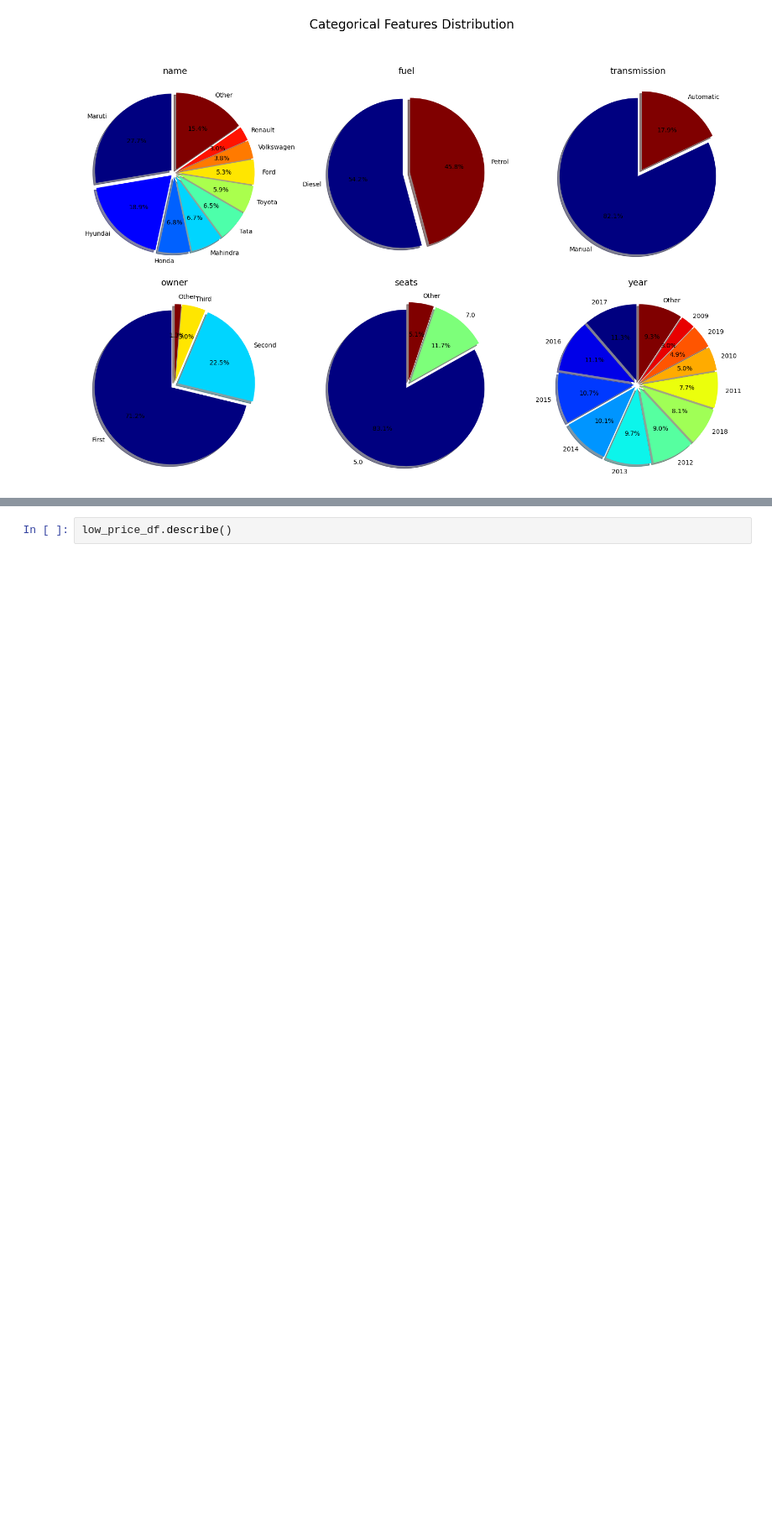
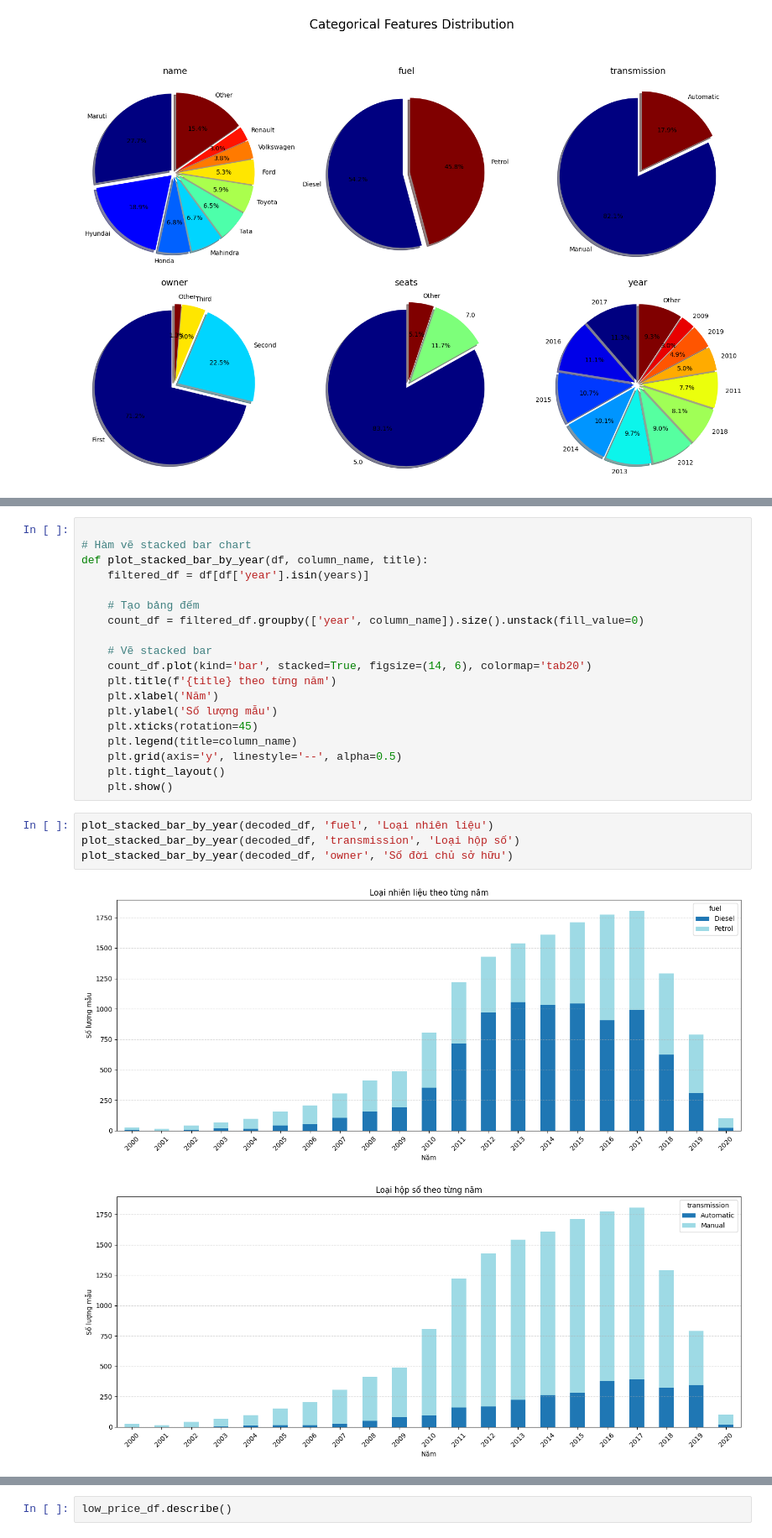
Before and after one commit to phucnguyenhoank/inds_gk_code_1, a Jupyter notebook: car-price-prediction_v3_copy.ipynb, the cells around one changed output, grey strips where cells are left out. Shown at 84% size. Drawn from its saved outputs; the diff is of its cells as text; blank space fills up the shorter version.

```diff
--- a/car-price-prediction_v3_copy.ipynb
+++ b/car-price-prediction_v3_copy.ipynb
@@ -774,0 +826,26 @@ High price group: 1015 records
+# %%
+
+# Hàm vẽ stacked bar chart
+def plot_stacked_bar_by_year(df, column_name, title):
+    filtered_df = df[df['year'].isin(years)]
+
+    # Tạo bảng đếm
+    count_df = filtered_df.groupby(['year', column_name]).size().unstack(fill_value=0)
+
+    # Vẽ stacked bar
+    count_df.plot(kind='bar', stacked=True, figsize=(14, 6), colormap='tab20')
+    plt.title(f'{title} theo từng năm')
+    plt.xlabel('Năm')
+    plt.ylabel('Số lượng mẫu')
+    plt.xticks(rotation=45)
+    plt.legend(title=column_name)
+    plt.grid(axis='y', linestyle='--', alpha=0.5)
+    plt.tight_layout()
+    plt.show()
+# %%
+plot_stacked_bar_by_year(decoded_df, 'fuel', 'Loại nhiên liệu')
+plot_stacked_bar_by_year(decoded_df, 'transmission', 'Loại hộp số')
+plot_stacked_bar_by_year(decoded_df, 'owner', 'Số đời chủ sở hữu')
+# %% [output]
+[figure, added]
+[figure, added]
```
Also changed, not shown: parts of 42 cells of this notebook, 16 other files.
